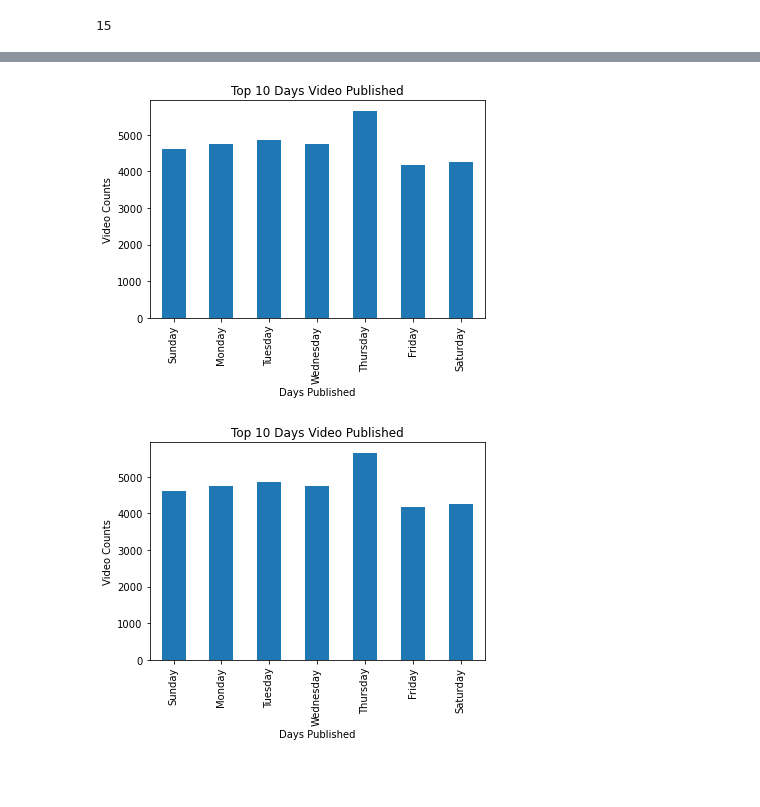
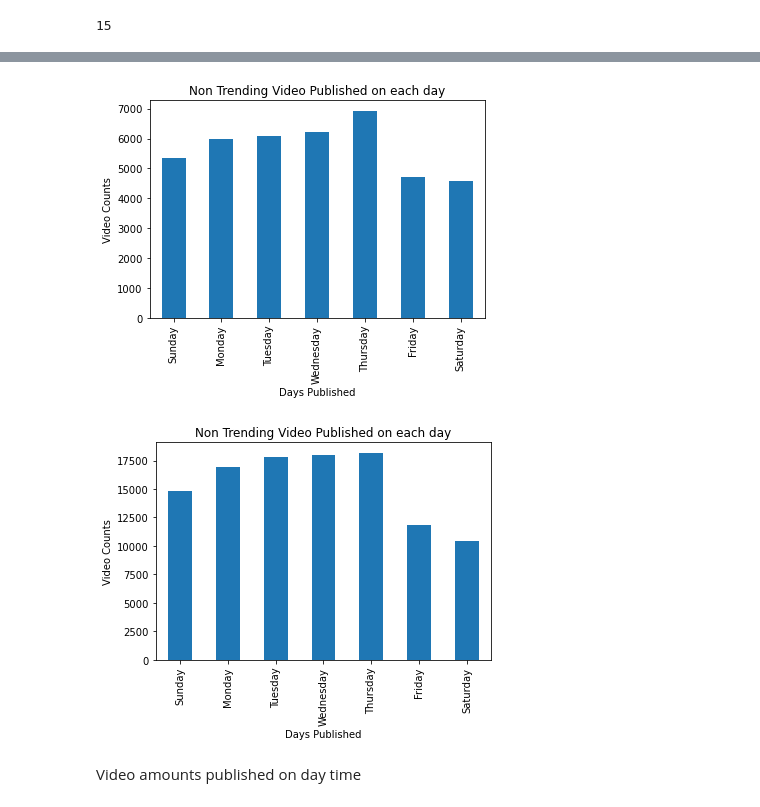
Before and after one commit to xinah3131/youtube-trend-prediction, a Jupyter notebook: Exploratory Data Analysis.ipynb, the cells around one changed output, grey strips where cells are left out. Drawn from its saved outputs; the diff is of its cells as text; code cells hidden in the pictures; blank space fills up the shorter version.

```diff
--- a/Exploratory Data Analysis.ipynb
+++ b/Exploratory Data Analysis.ipynb
@@ -8,3 +12,3 @@ import matplotlib.pylab as plt
 # %%
 df = pd.read_csv(r'C:\Users\LEGION\Desktop\MMU\Data Science Fundamental\Project\Prediction of Video\dataset\merged.csv')
-df.drop(['Unnamed: 0'],axis=1)
+df = df.drop(['Unnamed: 0'],axis=1)
@@ -69,12 +96,10 @@ Text(0, 0.5, 'Video Counts')
 # %%
-# Top 10 days video published for all video
-
 # Use the map() method of the pandas Series object to convert the numerical variable to the day name
 day_dict = {0: 'Sunday', 1: 'Monday', 2: 'Tuesday', 3: 'Wednesday', 4: 'Thursday', 5: 'Friday', 6: 'Saturday'}
 
 dayofWeeks = df.loc[df['trendingOrNot'] == 1, 'dayOfWeek']
 # Create the bar chart with the day labels
-ax = df['dayOfWeek'].value_counts().sort_index().plot(kind='bar', title='Top 10 Days Video Published')
+ax = dayofWeeks.value_counts().sort_index().plot(kind='bar', title='Non Trending Video Published on each day')
 
 # Set the x-axis tick labels to the day names
 ax.set_xticklabels(day_dict.values())
@@ -86,24 +111,25 @@ ax.set_ylabel('Video Counts')
 # Show the chart
 plt.show()
 # %% [output]
-[figure, old version]
+[figure, new version]
 # %%
-# Top 10 days video published for all trending Video
 # Use the map() method of the pandas Series object to convert the numerical variable to the day name
 day_dict = {0: 'Sunday', 1: 'Monday', 2: 'Tuesday', 3: 'Wednesday', 4: 'Thursday', 5: 'Friday', 6: 'Saturday'}
 
-dayofWeeks = df.loc[df['trendingOrNot'] == 1, 'dayOfWeek']
+dayofWeeks = df.loc[df['trendingOrNot'] == 0, 'dayOfWeek']
 # Create the bar chart with the day labels
-ax = dayofWeeks.value_counts().sort_index().plot(kind='bar', title='Top 10 Days Video Published')
+ax = dayofWeeks.value_counts().sort_index().plot(kind='bar', title='Non Trending Video Published on each day')
 
 # Set the x-axis tick labels to the day names
 ax.set_xticklabels(day_dict.values())
 
 # Set the x and y axis labels
 ax.set_xlabel('Days Published')
 ax.set_ylabel('Video Counts')
 
 # Show the chart
 plt.show()
 # %% [output]
-[figure, old version]
+[figure, new version]
+# %% [markdown]
+Video amounts published on day time
```
Also changed, not shown: parts of 74 cells of this notebook.
